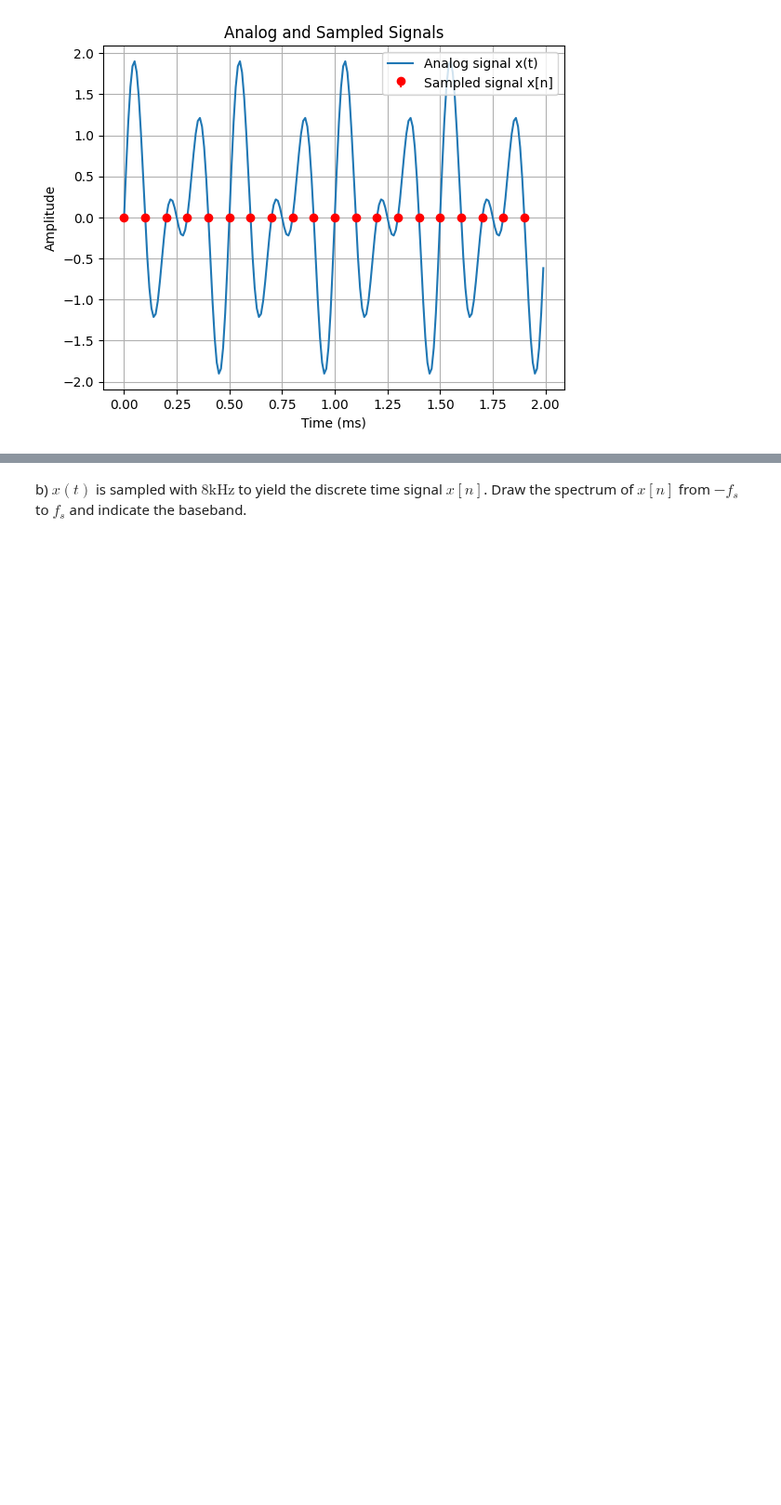
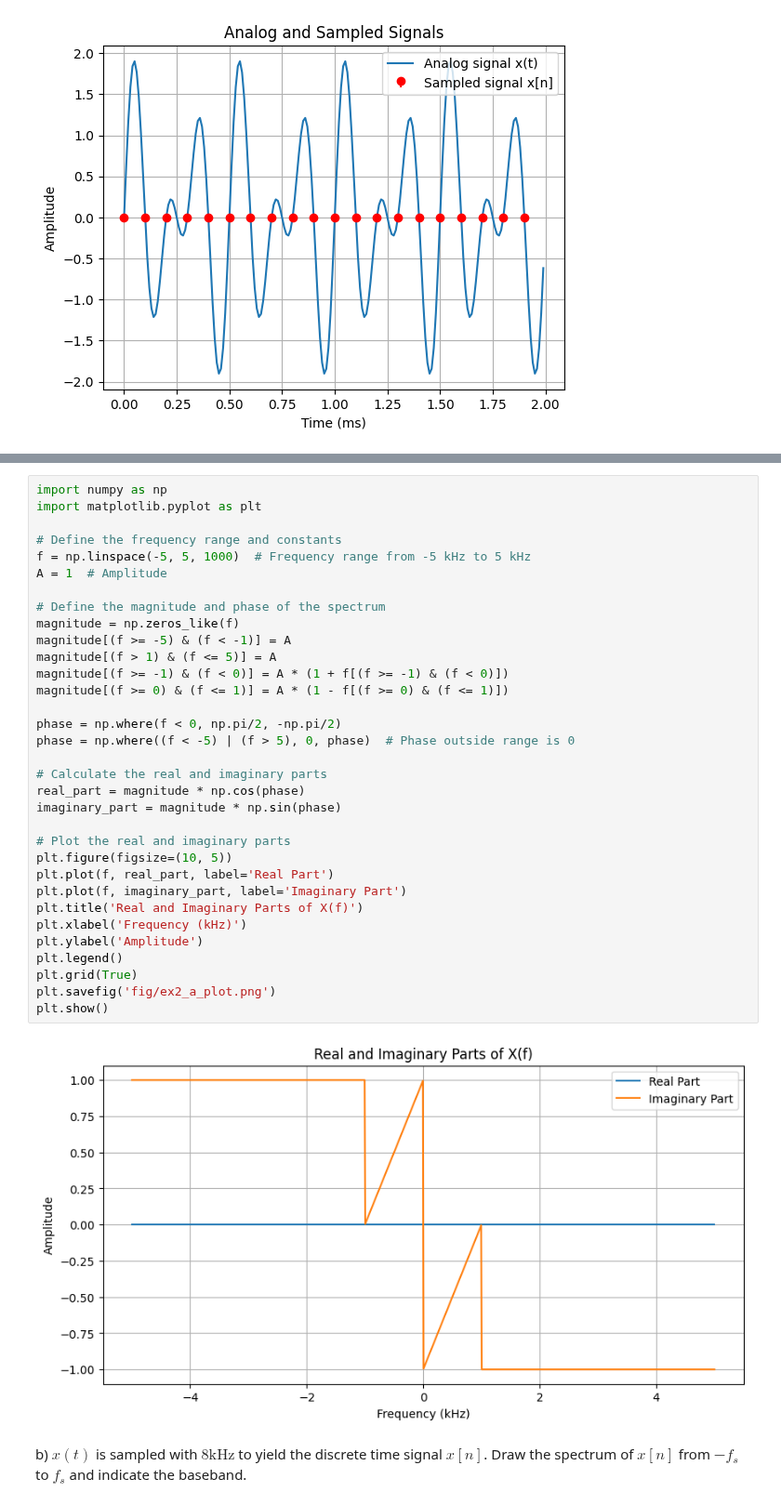
Before and after one commit to wolfram-laube/dsp-ue_grp-22, a Jupyter notebook: Assignment_3/DSP_Assignment_3.ipynb, the cells around one changed output, grey strips where cells are left out. Shown at 93% size. Saved outputs shown, nothing was run; the diff lists cells and outputs as text; blank space fills up the shorter version.

```diff
--- a/Assignment_3/DSP_Assignment_3.ipynb
+++ b/Assignment_3/DSP_Assignment_3.ipynb
@@ -179,2 +176,37 @@ plt.show()
+# %%
+import numpy as np
+import matplotlib.pyplot as plt
+
+# Define the frequency range and constants
+f = np.linspace(-5, 5, 1000)  # Frequency range from -5 kHz to 5 kHz
+A = 1  # Amplitude
+
+# Define the magnitude and phase of the spectrum
+magnitude = np.zeros_like(f)
+magnitude[(f >= -5) & (f < -1)] = A
+magnitude[(f > 1) & (f <= 5)] = A
+magnitude[(f >= -1) & (f < 0)] = A * (1 + f[(f >= -1) & (f < 0)])
+magnitude[(f >= 0) & (f <= 1)] = A * (1 - f[(f >= 0) & (f <= 1)])
+
+phase = np.where(f < 0, np.pi/2, -np.pi/2)
+phase = np.where((f < -5) | (f > 5), 0, phase)  # Phase outside range is 0
+
+# Calculate the real and imaginary parts
+real_part = magnitude * np.cos(phase)
+imaginary_part = magnitude * np.sin(phase)
+
+# Plot the real and imaginary parts
+plt.figure(figsize=(10, 5))
+plt.plot(f, real_part, label='Real Part')
+plt.plot(f, imaginary_part, label='Imaginary Part')
+plt.title('Real and Imaginary Parts of X(f)')
+plt.xlabel('Frequency (kHz)')
+plt.ylabel('Amplitude')
+plt.legend()
+plt.grid(True)
+plt.savefig('fig/ex2_a_plot.png')
+plt.show()
+# %% [output]
+[figure, added]
 # %% [markdown]
 b) $x(t)$ is sampled with $8 \mathrm{kHz}$ to yield the discrete time signal $x[n]$. Draw the spectrum of $x[n]$ from $-f_{s}$ to $f_{s}$ and indicate the baseband.
```
Also changed, not shown: parts of 12 cells of this notebook, 5 other files.
